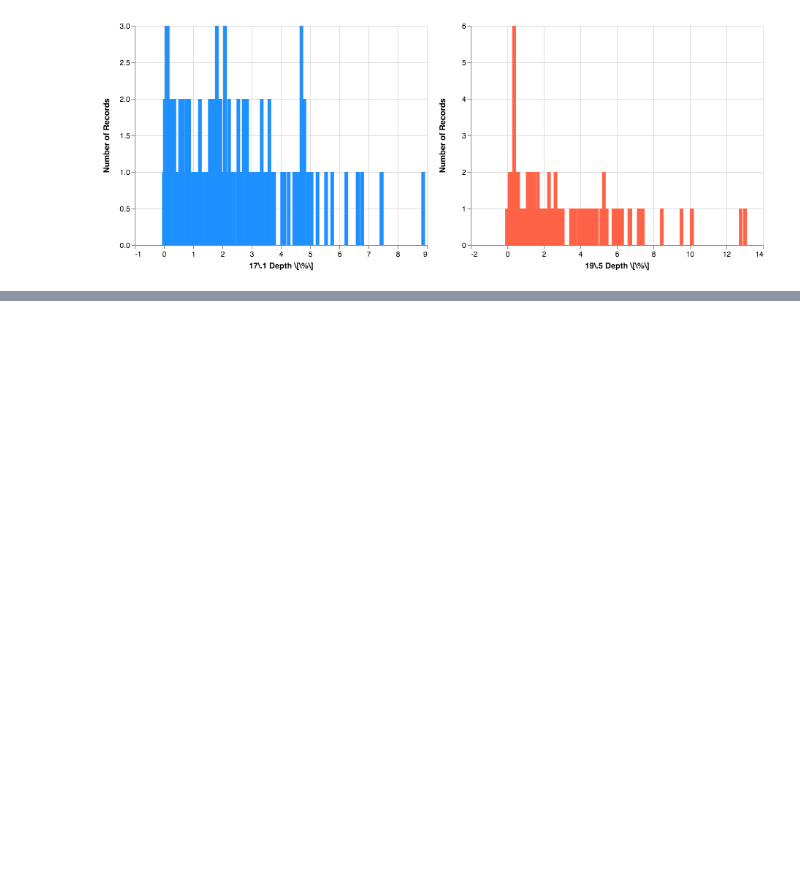
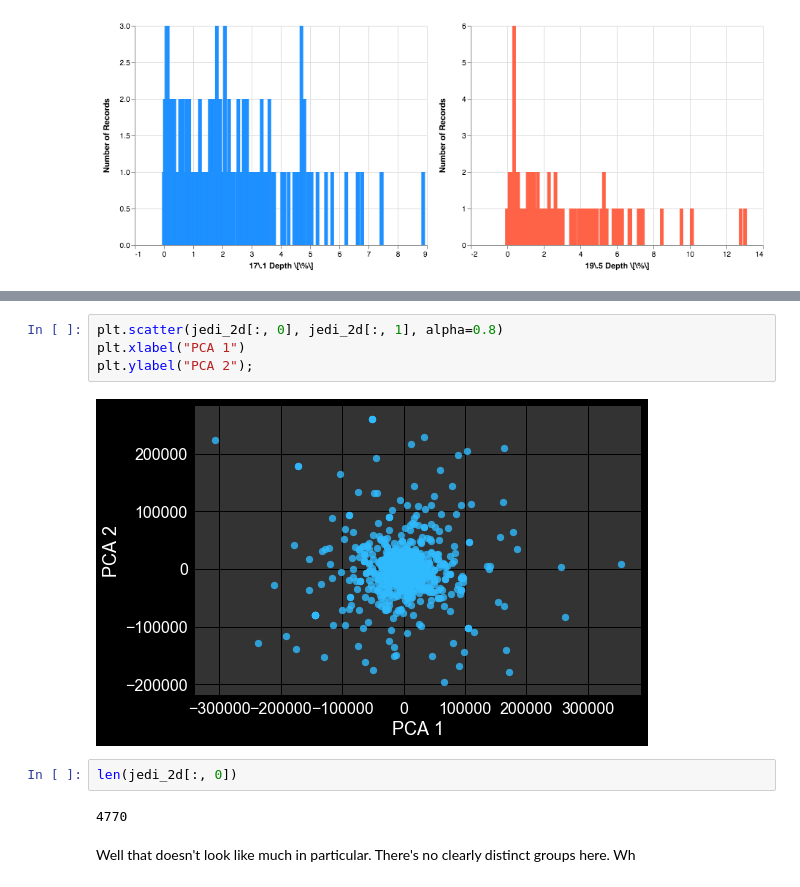
Before and after one commit to jmason86/James-s-EVE-Dimming-Index-JEDI, a Jupyter notebook: explore/explore_jedi_catalog.ipynb, the cells around one changed output, grey strips where cells are left out. Cells and saved outputs as stored; diff of their text form; blank space fills up the shorter version.

```diff
--- a/explore/explore_jedi_catalog.ipynb
+++ b/explore/explore_jedi_catalog.ipynb
@@ -190,0 +222,12 @@ p1 | p2
+# %%
+plt.scatter(jedi_2d[:, 0], jedi_2d[:, 1], alpha=0.8)
+plt.xlabel("PCA 1")
+plt.ylabel("PCA 2");
+# %% [output]
+[figure, added]
+# %%
+len(jedi_2d[:, 0])
+# %% [output]
+4770
+# %% [markdown]
+Well that doesn't look like much in particular. There's no clearly distinct groups here. Wh
```
Also changed, not shown: parts of 7 cells of this notebook.
